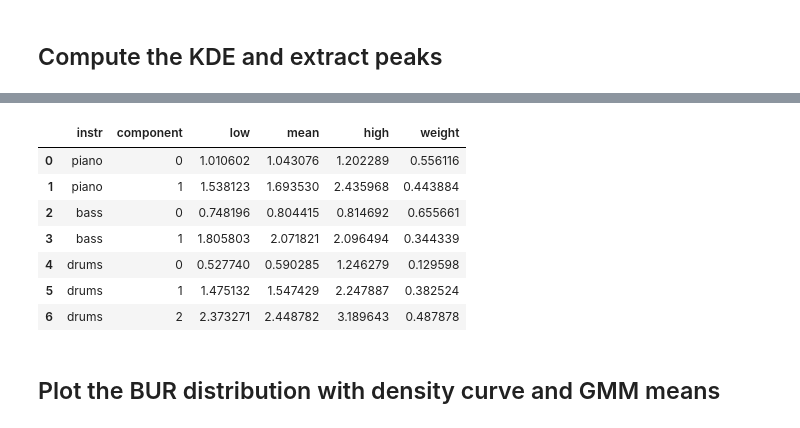
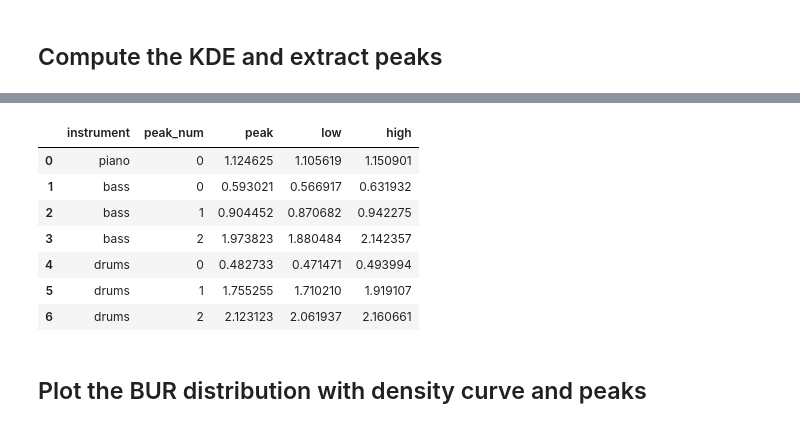
Before and after one commit to HuwCheston/Jazz-Trio-Database, a Jupyter notebook: notebooks/0.1-cheston-beat-upbeat-ratios.ipynb, the cells around one changed output, grey strips where cells are left out. Saved outputs shown, nothing was run; the diff lists cells and outputs as text; code cells hidden in the pictures.

```diff
--- a/notebooks/0.1-cheston-beat-upbeat-ratios.ipynb
+++ b/notebooks/0.1-cheston-beat-upbeat-ratios.ipynb
@@ -54,38 +60,57 @@ burs = burs[(burs['bur'] > BUR_LOWER) & (burs['bur'] < BUR_UPPER)]
 # %% [markdown]
 ## Compute the KDE and extract peaks
+# %%
+def get_peaks(data, len_data: int = 1000, **kwargs) -> np.ndarray:
+    """Fits a kernel-density estimate to BUR data and extracts BUR peaks"""
+    # Fit the actual KDE to the data, using the default parameters
+    kde = stats.gaussian_kde(data.T)
+    # Create a linear space of integers ranging from our lowest to our highest BUR
+    data_plot = np.linspace(data.min(), data.max(), len_data)[:, np.newaxis]
+    # Evaluate the KDE on our linear space of integers
+    kde_eval = kde.evaluate(data_plot.T)
+    # Find the peaks from our fitted KDE
+    peaks, _ = signal.find_peaks(kde_eval, **kwargs)
+    # Return the sorted peaks from our KDE: this will be an array of BUR values
+    return np.sort(data_plot[peaks].flatten())
 # %%
-def get_peaks(data, len_data: int = 1000, **kwargs) -> np.ndarray:
-    """Extract peaks from a fitted kernel-density estimate"""
-    data_plot = np.linspace(data.min(), data.max(), len_data)[:, np.newaxis]
-    kde = stats.gaussian_kde(data.T)
-    kde_eval = kde.evaluate(data_plot.T)
-    peaks, _ = signal.find_peaks(kde_eval, **kwargs)
-    return np.sort(data_plot[peaks].flatten())
-
-def bootstrap_peaks(data: np.array, actual_peaks: np.array, tol: float = 0.5):
+def bootstrap_peaks(data: np.array, actual_peaks: np.array, tol: float = 0.5) -> dict:
+    """Bootstrap confidence intervals for an array of peaks"""
+    # We create a dictionary with lists for storing our bootstrapped peaks
     boot_res = {pe: [] for pe in actual_peaks}
+    # We perform a few operations here, so we don't have to re-do them every loop
     size = len(data)
     data = data.flatten()
-    for i_ in range(10):
+    # For every bootstrapped sample
+    for i_ in range(N_BOOT):
         print(i_)
+        # Set the random seed
         np.random.seed(i_)
+        # Take a random sample of our BURs, with replacement, and reshape
         boot = np.random.choice(data, replace=True, size=size).reshape(-1, 1)
+        # Get the peaks for our bootstrapped sample
         boot_peaks = set(get_peaks(boot))
+        # Iterate through the actual peaks of our BURs
         for peak in actual_peaks:
+            # Try and find the closest value in our bootstrapped set
             try:
                 closest_peak = min(boot_peaks, key=lambda x: abs(x - peak))
+            # If we've run out of bootstrapped peaks, break out and finish this sample early
             except ValueError:
                 break
             else:
+                # If the distance between our actual peak and the nearest bootstrapped peak exceeds our threshold
                 if abs(closest_peak - peak) > tol:
+                    # Then continue on to the next actual peak, without matching
                     continue
                 else:
+                    # Otherwise, match our actual peak with this closest peak and remove it from the set
                     boot_res[peak].append(closest_peak)
                     boot_peaks.remove(closest_peak)
+    # Return a dictionary with
     return {k: [np.percentile(v, 5), np.percentile(v, 95)] for k, v in boot_res.items()}
 # %%
 res_ = []
-for instr, grp in burs.groupby('instrument'):
+for instr, grp in burs.groupby('instrument', sort=False):
     X = grp['bur'].to_numpy().reshape(-1, 1)
     grp_peaks = get_peaks(X)
     ci_peaks = bootstrap_peaks(X, grp_peaks)
@@ -97,7 +122,7 @@ for instr, grp in burs.groupby('instrument'):
             low=low,
             high=high
         ))
-print(res_)
+peaks_df = pd.DataFrame(res_)
 # %% [output]
 0
 1
@@ -285,16 +145,16 @@ comp_df = pd.DataFrame(means_weights)
-# %%
-comp_df
-# %% [output]
-|  | instr | component | low | mean | high | weight |
-| 0 | piano | 0 | 1.010602 | 1.043076 | 1.202289 | 0.556116 |
-| 1 | piano | 1 | 1.538123 | 1.693530 | 2.435968 | 0.443884 |
-| 2 | bass | 0 | 0.748196 | 0.804415 | 0.814692 | 0.655661 |
-| 3 | bass | 1 | 1.805803 | 2.071821 | 2.096494 | 0.344339 |
-| 4 | drums | 0 | 0.527740 | 0.590285 | 1.246279 | 0.129598 |
-| 5 | drums | 1 | 1.475132 | 1.547429 | 2.247887 | 0.382524 |
-| 6 | drums | 2 | 2.373271 | 2.448782 | 3.189643 | 0.487878 |
+# %%
+peaks_df
+# %% [output]
+|  | instrument | peak_num | peak | low | high |
+| 0 | piano | 0 | 1.124625 | 1.105619 | 1.150901 |
+| 1 | bass | 0 | 0.593021 | 0.566917 | 0.631932 |
+| 2 | bass | 1 | 0.904452 | 0.870682 | 0.942275 |
+| 3 | bass | 2 | 1.973823 | 1.880484 | 2.142357 |
+| 4 | drums | 0 | 0.482733 | 0.471471 | 0.493994 |
+| 5 | drums | 1 | 1.755255 | 1.710210 | 1.919107 |
+| 6 | drums | 2 | 2.123123 | 2.061937 | 2.160661 |
 # %% [markdown]
-## Plot the BUR distribution with density curve and GMM means
+## Plot the BUR distribution with density curve and peaks
 # %%
 class HistPlotBURByInstrument(vutils.BasePlot):
     BURS_WITH_IMAGES = [0.5, 1, 2, 3]
```
Also changed, not shown: parts of 25 cells of this notebook, 2 other files.
